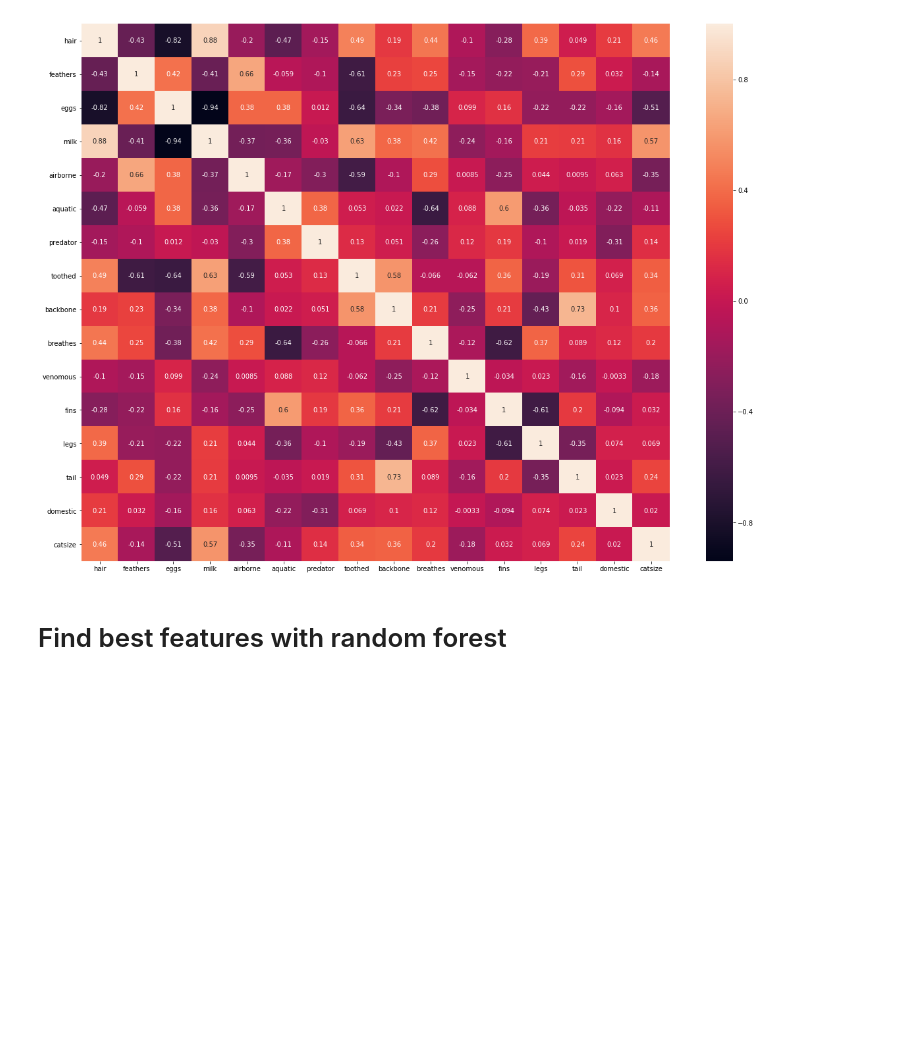
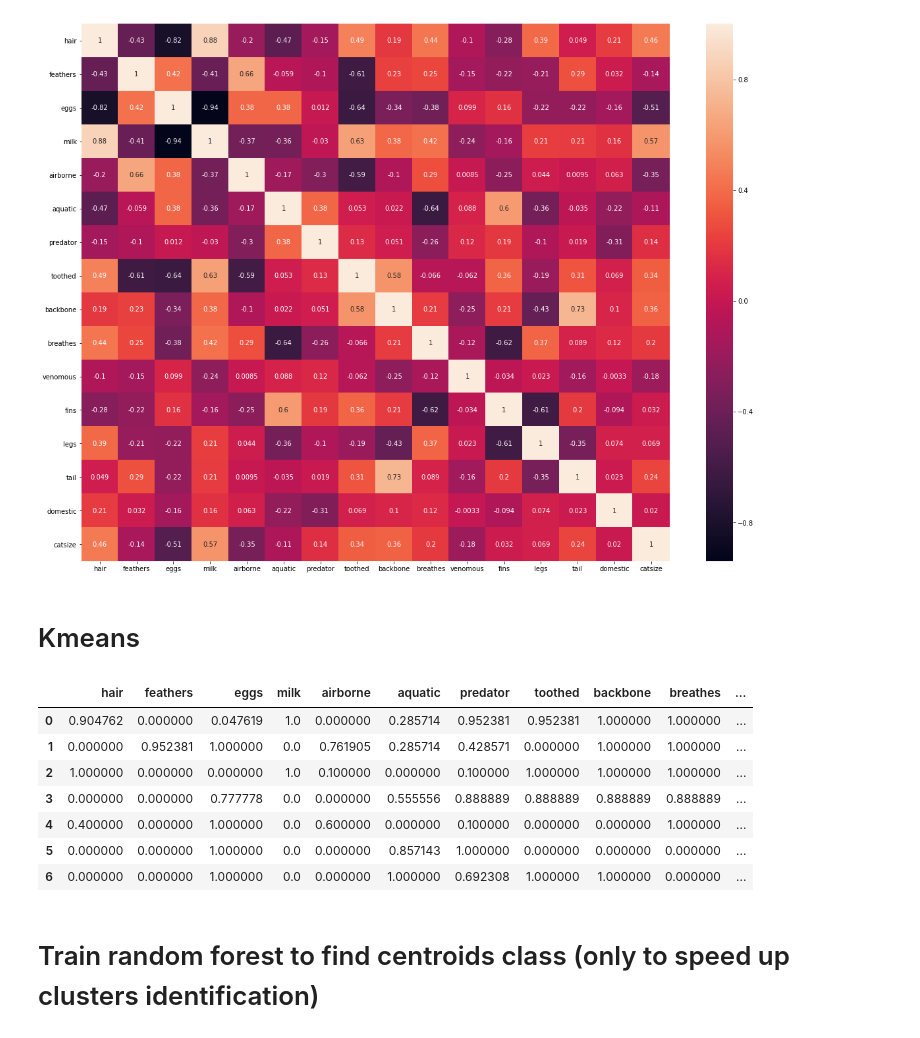
Before and after one commit to jadsonlucio/Medium-source-code, a Jupyter notebook: Introdução ao Aprendizado Não-supervisionado/zoo clustering.ipynb, the cells around one changed output. Drawn from its saved outputs; the diff is of its cells as text; code cells hidden in the pictures; blank space fills up the shorter version.

```diff
--- a/Introdução ao Aprendizado Não-supervisionado/zoo clustering.ipynb
+++ b/Introdução ao Aprendizado Não-supervisionado/zoo clustering.ipynb
@@ -129,8 +124,26 @@ snb.heatmap(data = normalized_zoo_dataset.corr(), annot = True)
 # %% [output]
 <matplotlib.axes._subplots.AxesSubplot at 0x...>
 [figure]
-# %% [markdown]
-# Find best features with random forest
+# %% [markdown]
+# Kmeans
+# %%
+kmeans_model = KMeans(n_clusters = 7)
+kmeans_model.fit(normalized_zoo_dataset)
+
+centroids_dataset = pd.DataFrame(data = kmeans_model.cluster_centers_, columns = zoo_dataset.columns).round(4)
+centroids_dataset_nolabels = centroids_dataset.drop("classe", axis = 1)
+centroids_dataset
+# %% [output]
+|  | hair | feathers | eggs | milk | airborne | aquatic | predator | toothed | backbone | breathes | ... |
+| 0 | 0.904762 | 0.000000 | 0.047619 | 1.0 | 0.000000 | 0.285714 | 0.952381 | 0.952381 | 1.000000 | 1.000000 | ... |
+| 1 | 0.000000 | 0.952381 | 1.000000 | 0.0 | 0.761905 | 0.285714 | 0.428571 | 0.000000 | 1.000000 | 1.000000 | ... |
+| 2 | 1.000000 | 0.000000 | 0.000000 | 1.0 | 0.100000 | 0.000000 | 0.100000 | 1.000000 | 1.000000 | 1.000000 | ... |
+| 3 | 0.000000 | 0.000000 | 0.777778 | 0.0 | 0.000000 | 0.555556 | 0.888889 | 0.888889 | 0.888889 | 0.888889 | ... |
+| 4 | 0.400000 | 0.000000 | 1.000000 | 0.0 | 0.600000 | 0.000000 | 0.100000 | 0.000000 | 0.000000 | 1.000000 | ... |
+| 5 | 0.000000 | 0.000000 | 1.000000 | 0.0 | 0.000000 | 0.857143 | 1.000000 | 0.000000 | 0.000000 | 0.000000 | ... |
+| 6 | 0.000000 | 0.000000 | 1.000000 | 0.0 | 0.000000 | 1.000000 | 0.692308 | 1.000000 | 1.000000 | 0.000000 | ... |
+# %% [markdown]
+# Train random forest to find centroids class (only to speed up clusters identification)
 # %%
 random_forest_model = RandomForestClassifier()
 random_forest_model.fit(normalized_zoo_dataset, zoo_dataset_labels)
```
Also changed, not shown: parts of 20 cells of this notebook, 1 other file.
